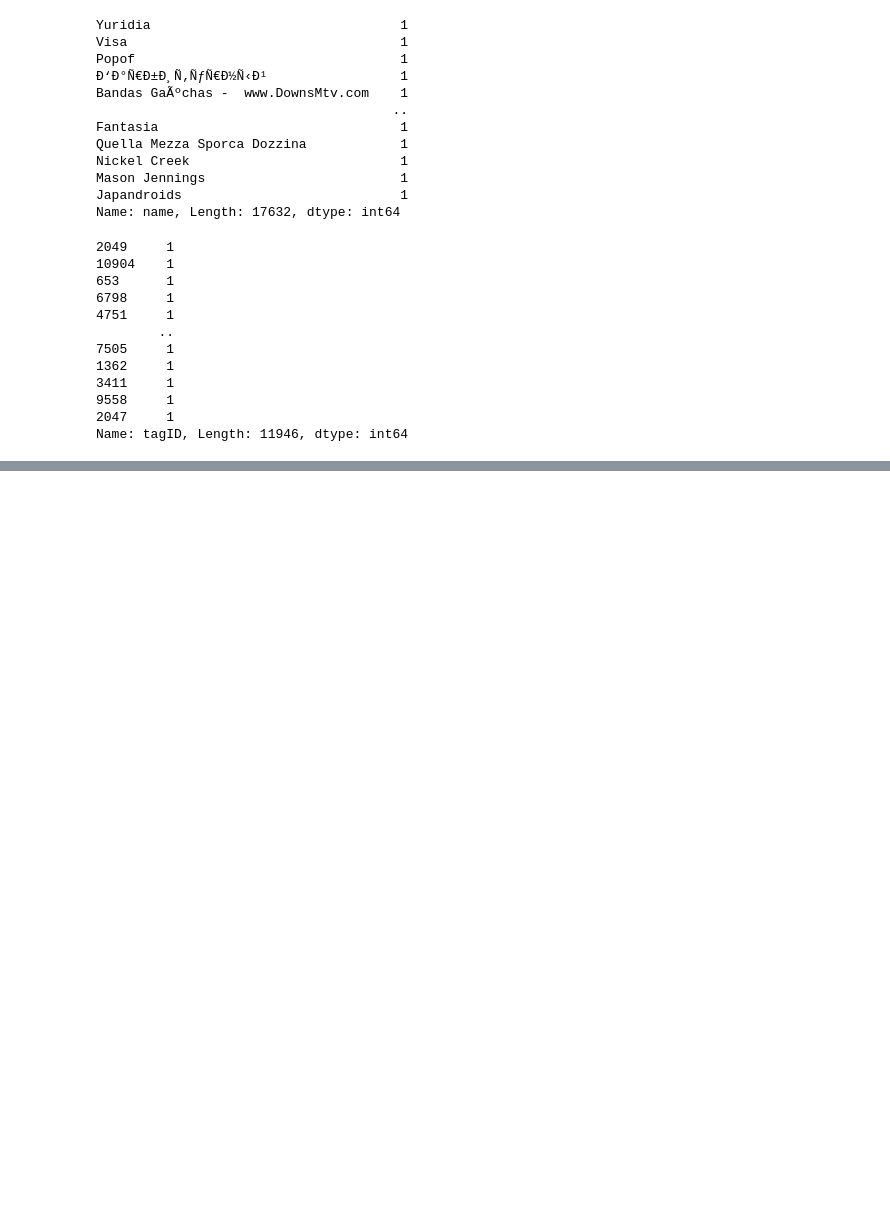
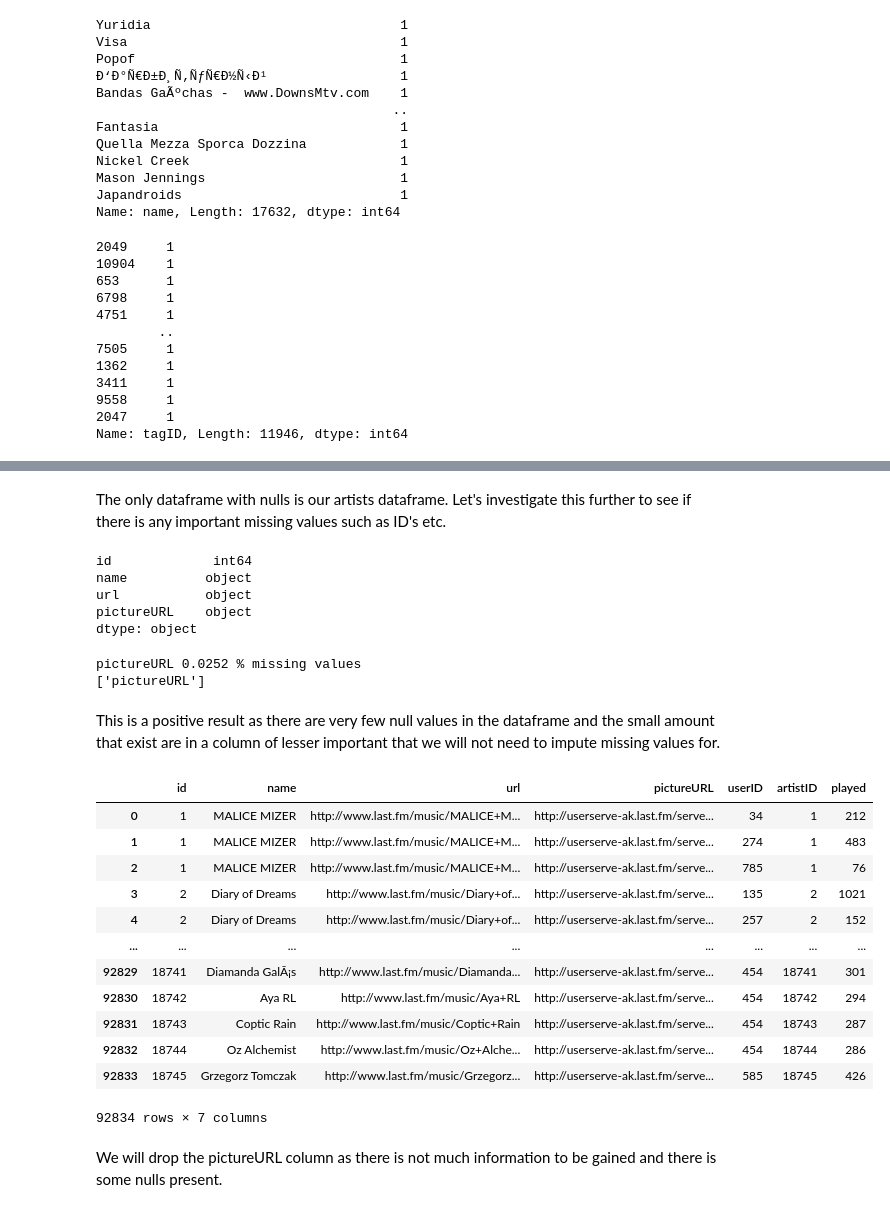
Before and after one commit to kiansweeney11/Ca4015-final-assignment, a Jupyter notebook: recommender.ipynb, the cells around one changed output, grey strips where cells are left out. Drawn from its saved outputs; the diff is of its cells as text; code cells hidden in the pictures; blank space fills up the shorter version.

```diff
--- a/recommender.ipynb
+++ b/recommender.ipynb
@@ -167,0 +240,42 @@ Name: tagID, Length: 11946, dtype: int64
+# %% [markdown]
+The only dataframe with nulls is our artists dataframe. Let's investigate this further to see if there is any important missing values such as ID's etc.
+# %%
+df.dtypes
+# %% [output]
+id             int64
+name          object
+url           object
+pictureURL    object
+dtype: object
+# %%
+features_with_na = [features for features in df.columns if df[features].isnull().sum() > 0]
+
+for feature in features_with_na:
+    print(feature, np.round(df[feature].isnull().mean(), 4), '% missing values')
+    print(features_with_na)
+# %% [output]
+pictureURL 0.0252 % missing values
+['pictureURL']
+# %% [markdown]
+This is a positive result as there are very few null values in the dataframe and the small amount that exist are in a column of lesser important that we will not need to impute missing values for.
+# %%
+played = pd.merge(df, df2, how="inner", left_on="id", right_on="artistID")
+played.rename(columns={"weight": "played"}, inplace=True)
+# %%
+played
+# %% [output]
+|  | id | name | url | pictureURL | userID | artistID | played |
+| 0 | 1 | MALICE MIZER | http://www.last.fm/music/MALICE+M... | http://userserve-ak.last.fm/serve... | 34 | 1 | 212 |
+| 1 | 1 | MALICE MIZER | http://www.last.fm/music/MALICE+M... | http://userserve-ak.last.fm/serve... | 274 | 1 | 483 |
+| 2 | 1 | MALICE MIZER | http://www.last.fm/music/MALICE+M... | http://userserve-ak.last.fm/serve... | 785 | 1 | 76 |
+| 3 | 2 | Diary of Dreams | http://www.last.fm/music/Diary+of... | http://userserve-ak.last.fm/serve... | 135 | 2 | 1021 |
+| 4 | 2 | Diary of Dreams | http://www.last.fm/music/Diary+of... | http://userserve-ak.last.fm/serve... | 257 | 2 | 152 |
+| ... | ... | ... | ... | ... | ... | ... | ... |
+| 92829 | 18741 | Diamanda GalÃ¡s | http://www.last.fm/music/Diamanda... | http://userserve-ak.last.fm/serve... | 454 | 18741 | 301 |
+| 92830 | 18742 | Aya RL | http://www.last.fm/music/Aya+RL | http://userserve-ak.last.fm/serve... | 454 | 18742 | 294 |
+| 92831 | 18743 | Coptic Rain | http://www.last.fm/music/Coptic+Rain | http://userserve-ak.last.fm/serve... | 454 | 18743 | 287 |
+| 92832 | 18744 | Oz Alchemist | http://www.last.fm/music/Oz+Alche... | http://userserve-ak.last.fm/serve... | 454 | 18744 | 286 |
+| 92833 | 18745 | Grzegorz Tomczak | http://www.last.fm/music/Grzegorz... | http://userserve-ak.last.fm/serve... | 585 | 18745 | 426 |
+92834 rows × 7 columns
+# %% [markdown]
+We will drop the pictureURL column as there is not much information to be gained and there is some nulls present.
```
Also changed, not shown: parts of 13 cells of this notebook.
